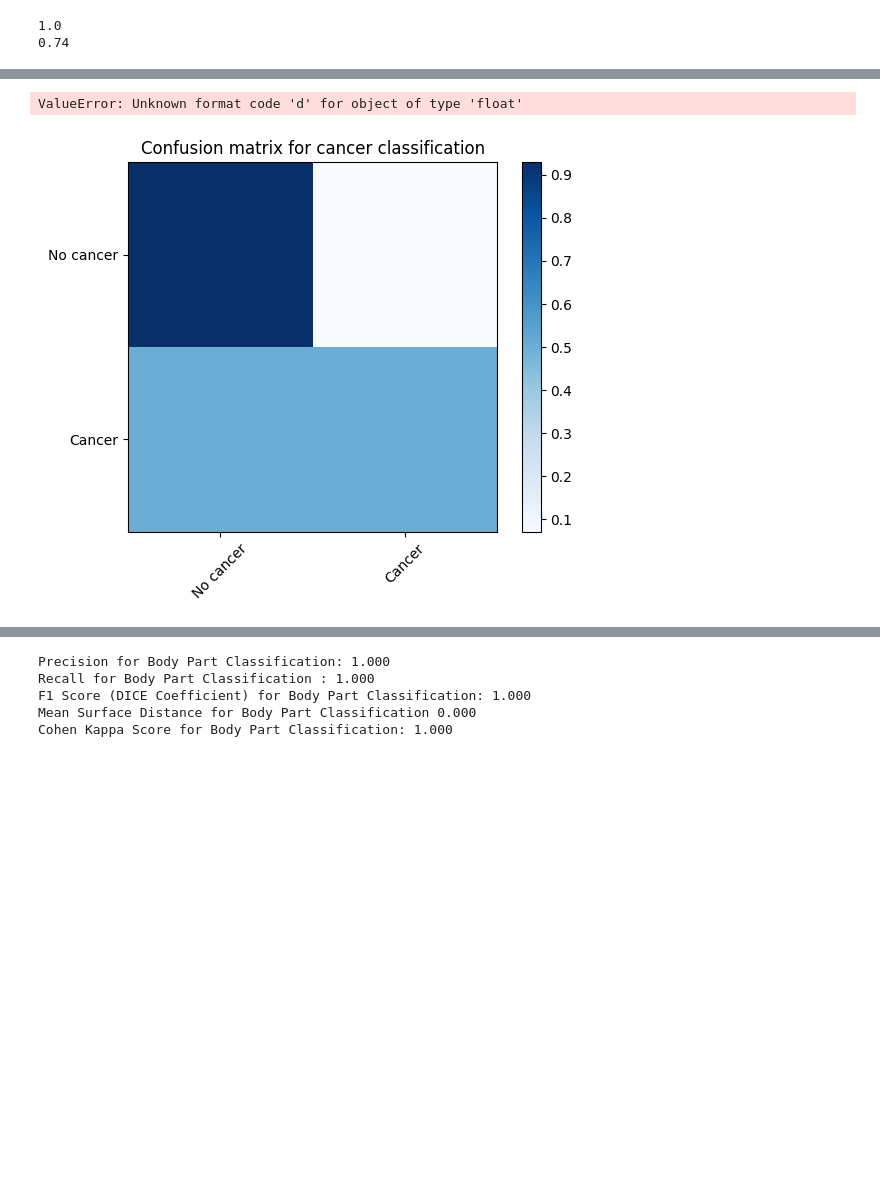
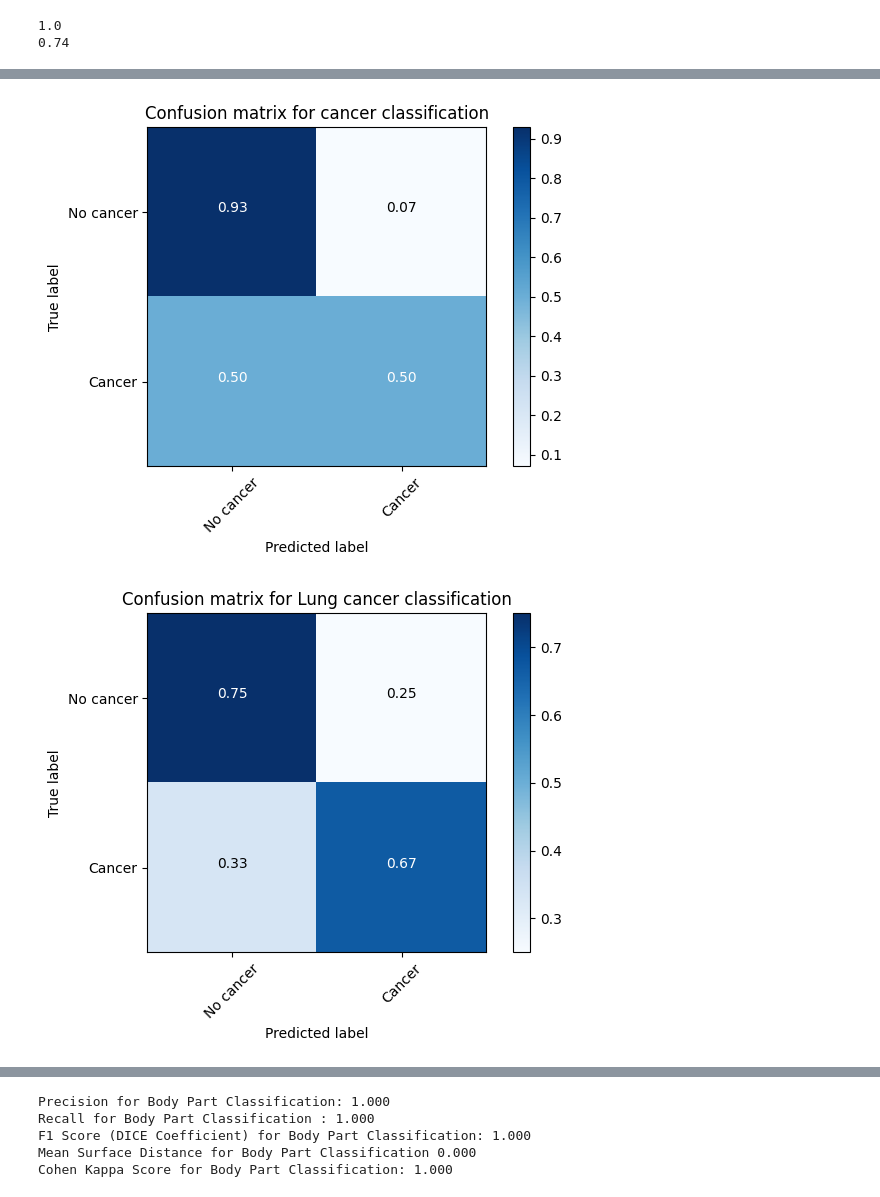
Before and after one commit to amn67/cmsc472_medicaldiagnosis, a Jupyter notebook: root model.ipynb, the cells around one changed output, grey strips where cells are left out. Cells and saved outputs as stored; diff of their text form; code cells hidden in the pictures; blank space fills up the shorter version.

Commit message:
fixed confusion matrix

```diff
--- a/root model.ipynb
+++ b/root model.ipynb
@@ -214,7 +214,7 @@ from sklearn.metrics import confusion_matrix
 true_body_part_labels = torch.argmax(test_set.labels, dim=1).numpy()
 pred_body_part_labels = torch.argmax(test_part_preds, dim=1).numpy()
 
-body_part_cm = confusion_matrix(true_body_part_labels, pred_body_part_labels)
+body_part_cm = confusion_matrix(true_body_part_labels, pred_body_part_labels, normalize='all')
 
 binary_preds = (test_benign_preds > 0.5).int().squeeze().numpy()
 binary_labels = test_set.binary_labels.numpy()
@@ -237,7 +237,7 @@ def plot_confusion_matrix(cm, classes, title):
     plt.xticks(tick_marks, classes, rotation=45)
     plt.yticks(tick_marks, classes)
 
-    fmt = 'd'
+    fmt = '.2f'
     thresh = cm.max() / 2.
     for i, j in itertools.product(range(cm.shape[0]), range(cm.shape[1])):
         plt.text(j, i, format(cm[i, j], fmt),
@@ -256,12 +256,14 @@ plt.show()
 
 # Plot confusion matrix for cancer classification
 plt.figure()
+cancer_cm_combined = cancer_cm_combined.astype('float') / cancer_cm_combined.sum(axis=1)[:, np.newaxis]
 plot_confusion_matrix(cancer_cm_combined, classes=['No cancer', 'Cancer'],
                       title='Confusion matrix for cancer classification')
 plt.show()
 
 cancer_type = ['Lung', 'Breast', 'Brain']
 for i, cancer_cm in enumerate(cancer_cm_list):
+    cancer_cm = cancer_cm.astype('float') / cancer_cm.sum(axis=1)[:, np.newaxis]
     plot_confusion_matrix(cancer_cm, classes=['No cancer', 'Cancer'],
                       title='Confusion matrix for ' + cancer_type[i] + ' cancer classification')
     plt.show()
@@ -270,2 +272,2 @@ for i, cancer_cm in enumerate(cancer_cm_list):
-ValueError: Unknown format code 'd' for object of type 'float'
-[figure, old version]
+[figure, new version]
+[figure, added]
```
Also changed, not shown: parts of 1 cell of this notebook.
